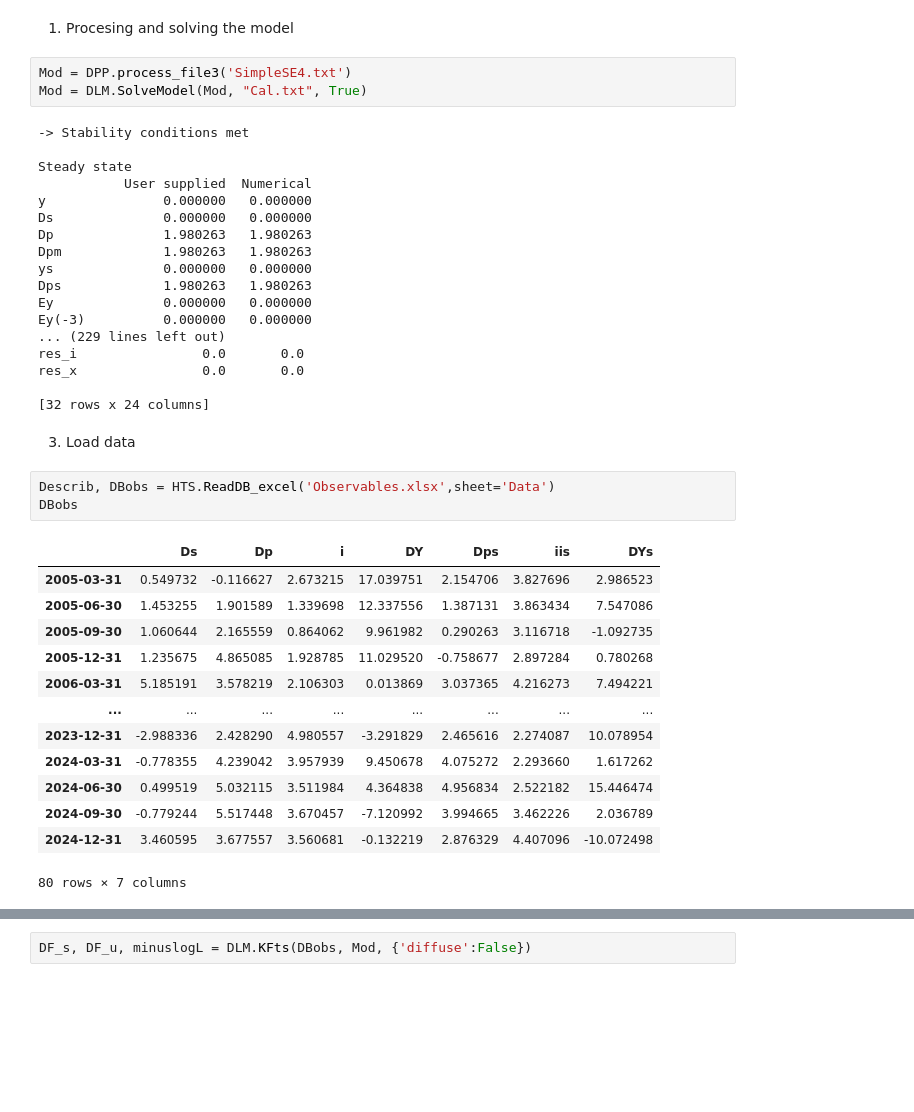
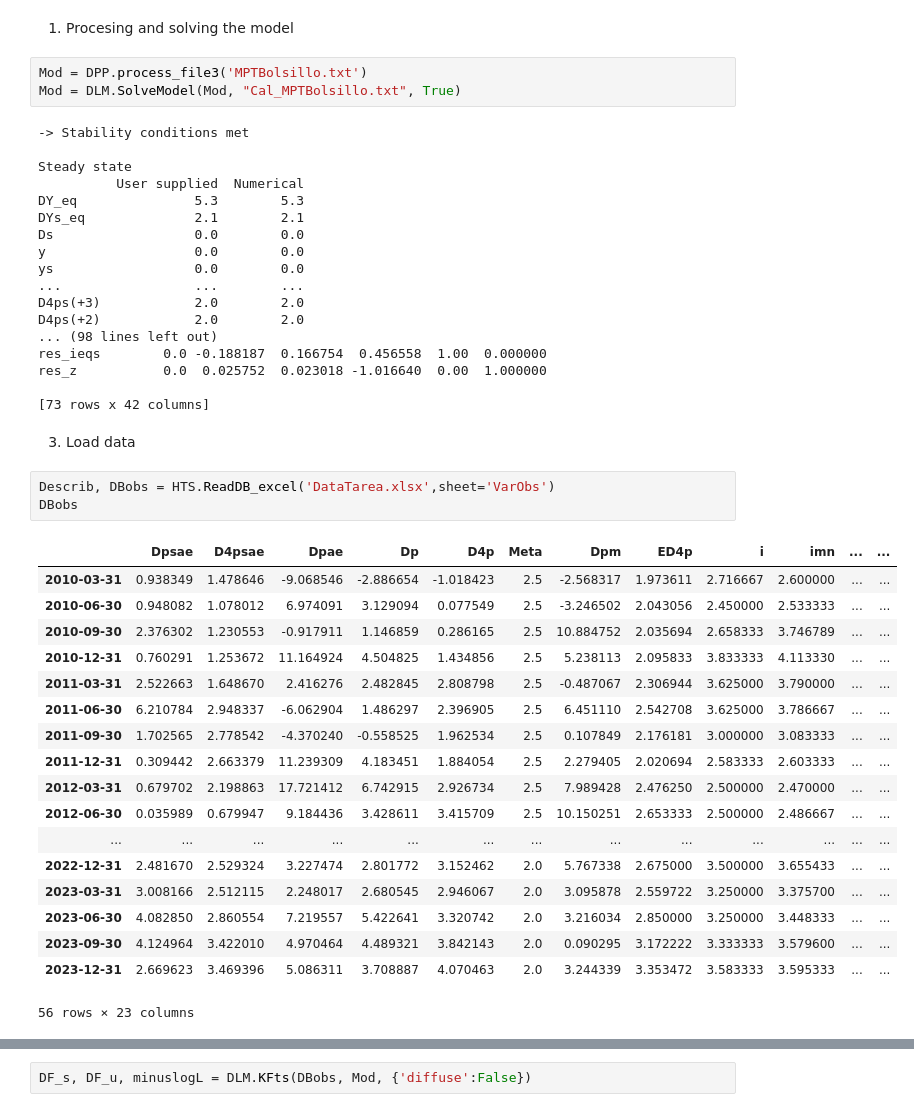
Before and after one commit to patrickcastilla/CUECOPolMon_fork_2, a Jupyter notebook: Main_Forecast.ipynb, the cells around one changed output, grey strips where cells are left out. Drawn from its saved outputs; the diff is of its cells as text; blank space fills up the shorter version.

```diff
--- a/Main_Forecast.ipynb
+++ b/Main_Forecast.ipynb
@@ -33,42 +33,47 @@ import matplotlib.pyplot as plt
 # %% [markdown]
 1. Procesing and solving the model
 # %%
-Mod = DPP.process_file3('SimpleSE4.txt')
-Mod = DLM.SolveModel(Mod, "Cal.txt", True)
+Mod = DPP.process_file3('MPTBolsillo.txt')
+Mod = DLM.SolveModel(Mod, "Cal_MPTBolsillo.txt", True)
 # %% [output]
 -> Stability conditions met
 
 Steady state
-           User supplied  Numerical
-y               0.000000   0.000000
-Ds              0.000000   0.000000
-Dp              1.980263   1.980263
-Dpm             1.980263   1.980263
-ys              0.000000   0.000000
-Dps             1.980263   1.980263
-Ey              0.000000   0.000000
-Ey(-3)          0.000000   0.000000
-... (229 lines left out)
-res_i                0.0       0.0
-res_x                0.0       0.0
+          User supplied  Numerical
+DY_eq               5.3        5.3
+DYs_eq              2.1        2.1
+Ds                  0.0        0.0
+y                   0.0        0.0
+ys                  0.0        0.0
+...                 ...        ...
+D4ps(+3)            2.0        2.0
+D4ps(+2)            2.0        2.0
+... (98 lines left out)
+res_ieqs        0.0 -0.188187  0.166754  0.456558  1.00  0.000000
+res_z           0.0  0.025752  0.023018 -1.016640  0.00  1.000000
 
-[32 rows x 24 columns]
+[73 rows x 42 columns]
 # %% [markdown]
 3. Load data
 # %%
-Describ, DBobs = HTS.ReadDB_excel('Observables.xlsx',sheet='Data')
+Describ, DBobs = HTS.ReadDB_excel('DataTarea.xlsx',sheet='VarObs')
 DBobs
 # %% [output]
-|  | Ds | Dp | i | DY | Dps | iis | DYs |
-| 2005-03-31 | 0.549732 | -0.116627 | 2.673215 | 17.039751 | 2.154706 | 3.827696 | 2.986523 |
-| 2005-06-30 | 1.453255 | 1.901589 | 1.339698 | 12.337556 | 1.387131 | 3.863434 | 7.547086 |
-| 2005-09-30 | 1.060644 | 2.165559 | 0.864062 | 9.961982 | 0.290263 | 3.116718 | -1.092735 |
-| 2005-12-31 | 1.235675 | 4.865085 | 1.928785 | 11.029520 | -0.758677 | 2.897284 | 0.780268 |
-| 2006-03-31 | 5.185191 | 3.578219 | 2.106303 | 0.013869 | 3.037365 | 4.216273 | 7.494221 |
-| ... | ... | ... | ... | ... | ... | ... | ... |
-| 2023-12-31 | -2.988336 | 2.428290 | 4.980557 | -3.291829 | 2.465616 | 2.274087 | 10.078954 |
-| 2024-03-31 | -0.778355 | 4.239042 | 3.957939 | 9.450678 | 4.075272 | 2.293660 | 1.617262 |
-| 2024-06-30 | 0.499519 | 5.032115 | 3.511984 | 4.364838 | 4.956834 | 2.522182 | 15.446474 |
-| 2024-09-30 | -0.779244 | 5.517448 | 3.670457 | -7.120992 | 3.994665 | 3.462226 | 2.036789 |
-| 2024-12-31 | 3.460595 | 3.677557 | 3.560681 | -0.132219 | 2.876329 | 4.407096 | -10.072498 |
+|  | Dpsae | D4psae | Dpae | Dp | D4p | Meta | Dpm | ED4p | i | imn | ... | ... |
+| 2010-03-31 | 0.938349 | 1.478646 | -9.068546 | -2.886654 | -1.018423 | 2.5 | -2.568317 | 1.973611 | 2.716667 | 2.600000 | ... | ... |
+| 2010-06-30 | 0.948082 | 1.078012 | 6.974091 | 3.129094 | 0.077549 | 2.5 | -3.246502 | 2.043056 | 2.450000 | 2.533333 | ... | ... |
+| 2010-09-30 | 2.376302 | 1.230553 | -0.917911 | 1.146859 | 0.286165 | 2.5 | 10.884752 | 2.035694 | 2.658333 | 3.746789 | ... | ... |
+| 2010-12-31 | 0.760291 | 1.253672 | 11.164924 | 4.504825 | 1.434856 | 2.5 | 5.238113 | 2.095833 | 3.833333 | 4.113330 | ... | ... |
+| 2011-03-31 | 2.522663 | 1.648670 | 2.416276 | 2.482845 | 2.808798 | 2.5 | -0.487067 | 2.306944 | 3.625000 | 3.790000 | ... | ... |
+| 2011-06-30 | 6.210784 | 2.948337 | -6.062904 | 1.486297 | 2.396905 | 2.5 | 6.451110 | 2.542708 | 3.625000 | 3.786667 | ... | ... |
+| 2011-09-30 | 1.702565 | 2.778542 | -4.370240 | -0.558525 | 1.962534 | 2.5 | 0.107849 | 2.176181 | 3.000000 | 3.083333 | ... | ... |
+| 2011-12-31 | 0.309442 | 2.663379 | 11.239309 | 4.183451 | 1.884054 | 2.5 | 2.279405 | 2.020694 | 2.583333 | 2.603333 | ... | ... |
+| 2012-03-31 | 0.679702 | 2.198863 | 17.721412 | 6.742915 | 2.926734 | 2.5 | 7.989428 | 2.476250 | 2.500000 | 2.470000 | ... | ... |
+| 2012-06-30 | 0.035989 | 0.679947 | 9.184436 | 3.428611 | 3.415709 | 2.5 | 10.150251 | 2.653333 | 2.500000 | 2.486667 | ... | ... |
+| ... | ... | ... | ... | ... | ... | ... | ... | ... | ... | ... | ... | ... |
+| 2022-12-31 | 2.481670 | 2.529324 | 3.227474 | 2.801772 | 3.152462 | 2.0 | 5.767338 | 2.675000 | 3.500000 | 3.655433 | ... | ... |
+| 2023-03-31 | 3.008166 | 2.512115 | 2.248017 | 2.680545 | 2.946067 | 2.0 | 3.095878 | 2.559722 | 3.250000 | 3.375700 | ... | ... |
+| 2023-06-30 | 4.082850 | 2.860554 | 7.219557 | 5.422641 | 3.320742 | 2.0 | 3.216034 | 2.850000 | 3.250000 | 3.448333 | ... | ... |
+| 2023-09-30 | 4.124964 | 3.422010 | 4.970464 | 4.489321 | 3.842143 | 2.0 | 0.090295 | 3.172222 | 3.333333 | 3.579600 | ... | ... |
+| 2023-12-31 | 2.669623 | 3.469396 | 5.086311 | 3.708887 | 4.070463 | 2.0 | 3.244339 | 3.353472 | 3.583333 | 3.595333 | ... | ... |
-80 rows × 7 columns
+56 rows × 23 columns
```
Also changed, not shown: parts of 14 cells of this notebook, 6 other files.
